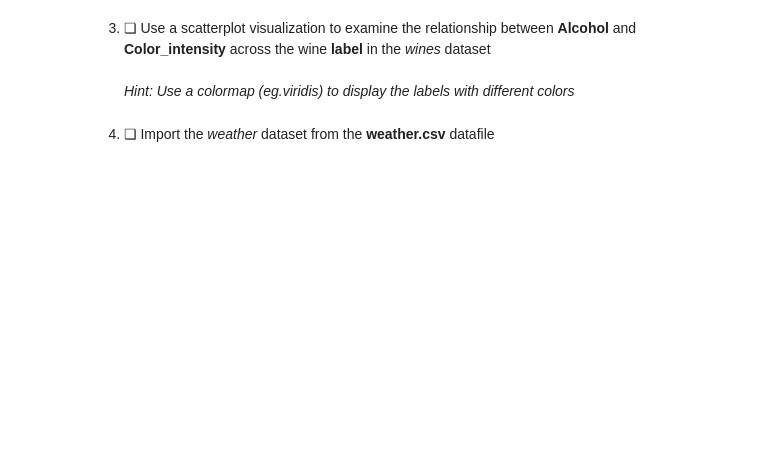
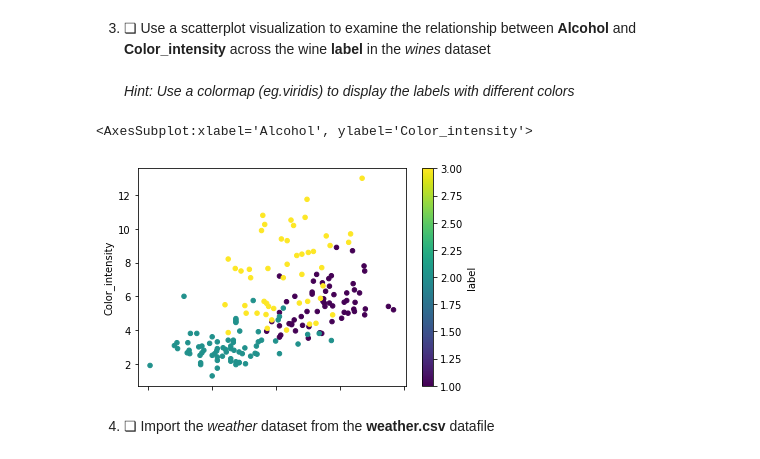
Before and after one commit to evan-a-west/MyLearningTreeCourses, a Jupyter notebook: Ex10_1.ipynb, the cells around one changed output. Cells and saved outputs as stored; diff of their text form; code cells hidden in the pictures; blank space fills up the shorter version.

```diff
--- a/Ex10_1.ipynb
+++ b/Ex10_1.ipynb
@@ -24,4 +24,4 @@ import pandas as pd
 # %% [markdown]
 2. ❏ Import the *wines* dataset from the **wines.csv** file
 # %%
-data = pd.readcsv
+data = pd.read_csv("wines.csv")
@@ -28,5 +44,10 @@ data = pd.readcsv
 # %% [markdown]
 3. ❏ Use a scatterplot visualization to examine the relationship between **Alcohol** and **Color_intensity** across the wine **label** in the *wines* dataset<br><br>
 *Hint: Use a colormap (eg.viridis) to display the labels with different colors*
+# %%
+data.plot.scatter(x='Alcohol', y='Color_intensity', c="label", colormap='viridis')
+# %% [output]
+<AxesSubplot:xlabel='Alcohol', ylabel='Color_intensity'>
+[figure, added]
 # %% [markdown]
 4. ❏ Import the *weather* dataset from the **weather.csv** datafile
```
Also changed, not shown: parts of 6 cells of this notebook.
